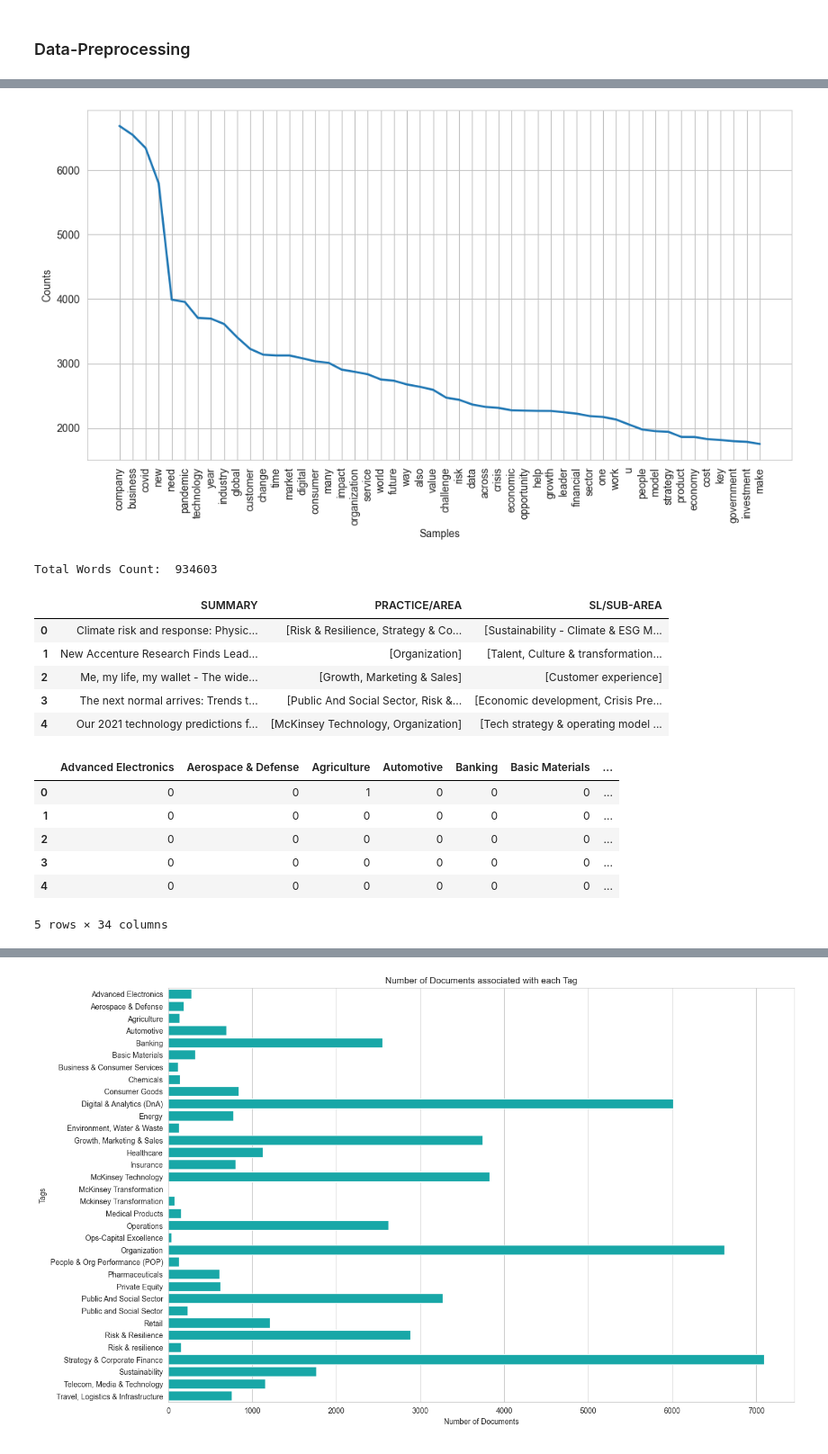
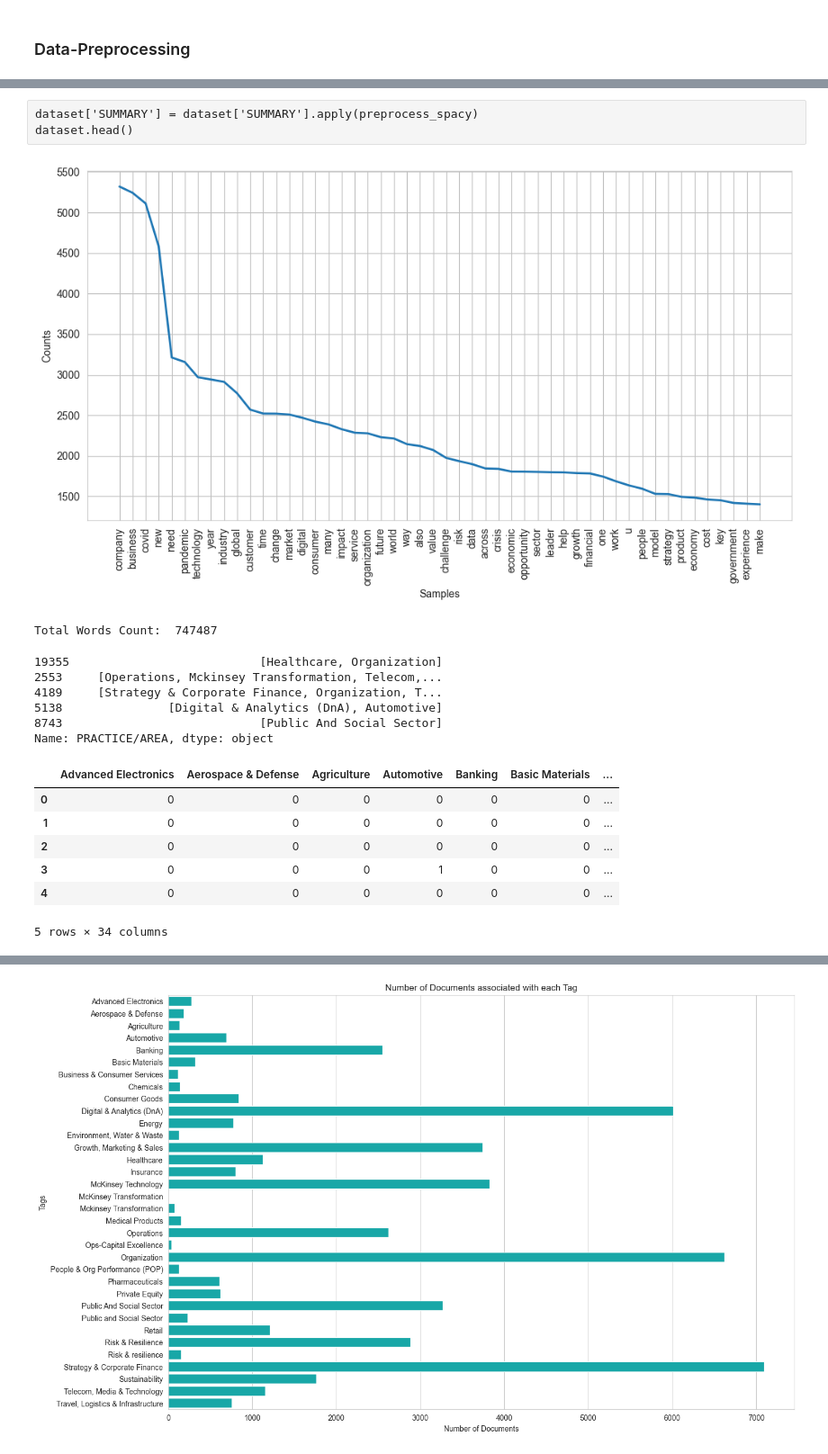
Before and after one commit to RiturajRaman15/React, a Jupyter notebook: ModelTraining.ipynb, the cells around one changed output, grey strips where cells are left out. Shown at 90% size. Drawn from its saved outputs; the diff is of its cells as text; code cells hidden in the pictures.

```diff
--- a/ModelTraining.ipynb
+++ b/ModelTraining.ipynb
@@ -60,3 +74,7 @@ dataset.describe()
 | freq | 3 | 1034 | 347 |
 # %% [markdown]
 ### Data-Preprocessing
+# %%
+X_train_1, X_test_1, y_train_1, y_test_1, y_train_2, y_test_2 = train_test_split(
+    dataset["SUMMARY"], dataset["PRACTICE/AREA"], dataset["SL/SUB-AREA"], test_size=0.2, random_state=41
+)
@@ -73,8 +102,8 @@ def preprocess_text(document):
     document = document.lower()
 
     # Remove punctuation and numbers
-    document = re.sub(r'[^\w\s]', '', document)
-    document = re.sub(r'\d+', '', document)
+    document = re.sub(r"[^\w\s]", "", document)
+    document = re.sub(r"\d+", "", document)
 
     # Tokenize
     tokens = word_tokenize(document)
@@ -83,9 +112,13 @@ def preprocess_text(document):
     tokens = list(set(tokens))
 
     # Remove stopwords, Lemmatize, and then rejoin the words
-    wordsLemmatized = [lemmatizer.lemmatize(word) for word in tokens if word not in set(stopwords.words('english'))]
+    wordsLemmatized = [
+        lemmatizer.lemmatize(word)
+        for word in tokens
+        if word not in set(stopwords.words("english"))
+    ]
     document = " ".join(wordsLemmatized)
     return document
 # %%
-dataset['SUMMARY'] = dataset['SUMMARY'].apply(preprocess_text)
-dataset.head()
+X_train_1 = X_train_1.apply(preprocess_text)
+X_test_1 = X_test_1.apply(preprocess_text)
@@ -109,38 +143,43 @@ dataset.head()
+# %% [raw]
+dataset['SUMMARY'] = dataset['SUMMARY'].apply(preprocess_spacy)
+dataset.head()
 # %%
-corpus = ' '.join(dataset['SUMMARY'])
+corpus = " ".join(X_train_1)
 
 tokens = nltk.word_tokenize(corpus)
-
 fdist = FreqDist(tokens)
 
 plt.figure(figsize=(12, 6))
 fdist.plot(50, cumulative=False)
 plt.show()
-print('Total Words Count: ', len(tokens))
+print("Total Words Count: ", len(tokens))
 # %% [output]
-[figure, old version]
+[figure, new version]
-Total Words Count:  934603
+Total Words Count:  747487
 # %%
-dataset['PRACTICE/AREA'] = dataset['PRACTICE/AREA'].str.split('|')
-dataset['SL/SUB-AREA'] = dataset['SL/SUB-AREA'].str.split('|')
-dataset.head()
+y_train_1 = y_train_1.str.split("|")
+y_test_1 = y_test_1.str.split("|")
+
+y_train_1.head()
 # %% [output]
-|  | SUMMARY | PRACTICE/AREA | SL/SUB-AREA |
-| 0 | Climate risk and response: Physic... | [Risk & Resilience, Strategy & Co... | [Sustainability - Climate & ESG M... |
-| 1 | New Accenture Research Finds Lead... | [Organization] | [Talent, Culture & transformation... |
-| 2 | Me, my life, my wallet - The wide... | [Growth, Marketing & Sales] | [Customer experience] |
-| 3 | The next normal arrives: Trends t... | [Public And Social Sector, Risk &... | [Economic development, Crisis Pre... |
-| 4 | Our 2021 technology predictions f... | [McKinsey Technology, Organization] | [Tech strategy & operating model ... |
+19355                           [Healthcare, Organization]
+2553     [Operations, Mckinsey Transformation, Telecom,...
+4189     [Strategy & Corporate Finance, Organization, T...
+5138               [Digital & Analytics (DnA), Automotive]
+8743                            [Public And Social Sector]
+Name: PRACTICE/AREA, dtype: object
 # %%
 mlb = MultiLabelBinarizer()
-binarizedLabels1 = mlb.fit_transform(dataset['PRACTICE/AREA'])
-binarizedLabels1 = pd.DataFrame(binarizedLabels1, columns=mlb.classes_)
-binarizedLabels1.head()
+y_train_1 = mlb.fit_transform(y_train_1)
+y_test_1 = mlb.fit_transform(y_test_1)
+y_train_1 = pd.DataFrame(y_train_1, columns=mlb.classes_)
+y_test_1 = pd.DataFrame(y_test_1, columns=mlb.classes_)
+y_train_1.head()
 # %% [output]
 |  | Advanced Electronics | Aerospace & Defense | Agriculture | Automotive | Banking | Basic Materials | ... |
-| 0 | 0 | 0 | 1 | 0 | 0 | 0 | ... |
+| 0 | 0 | 0 | 0 | 0 | 0 | 0 | ... |
 | 1 | 0 | 0 | 0 | 0 | 0 | 0 | ... |
 | 2 | 0 | 0 | 0 | 0 | 0 | 0 | ... |
-| 3 | 0 | 0 | 0 | 0 | 0 | 0 | ... |
+| 3 | 0 | 0 | 0 | 1 | 0 | 0 | ... |
 | 4 | 0 | 0 | 0 | 0 | 0 | 0 | ... |
 5 rows × 34 columns
```
Also changed, not shown: parts of 90 cells of this notebook.
